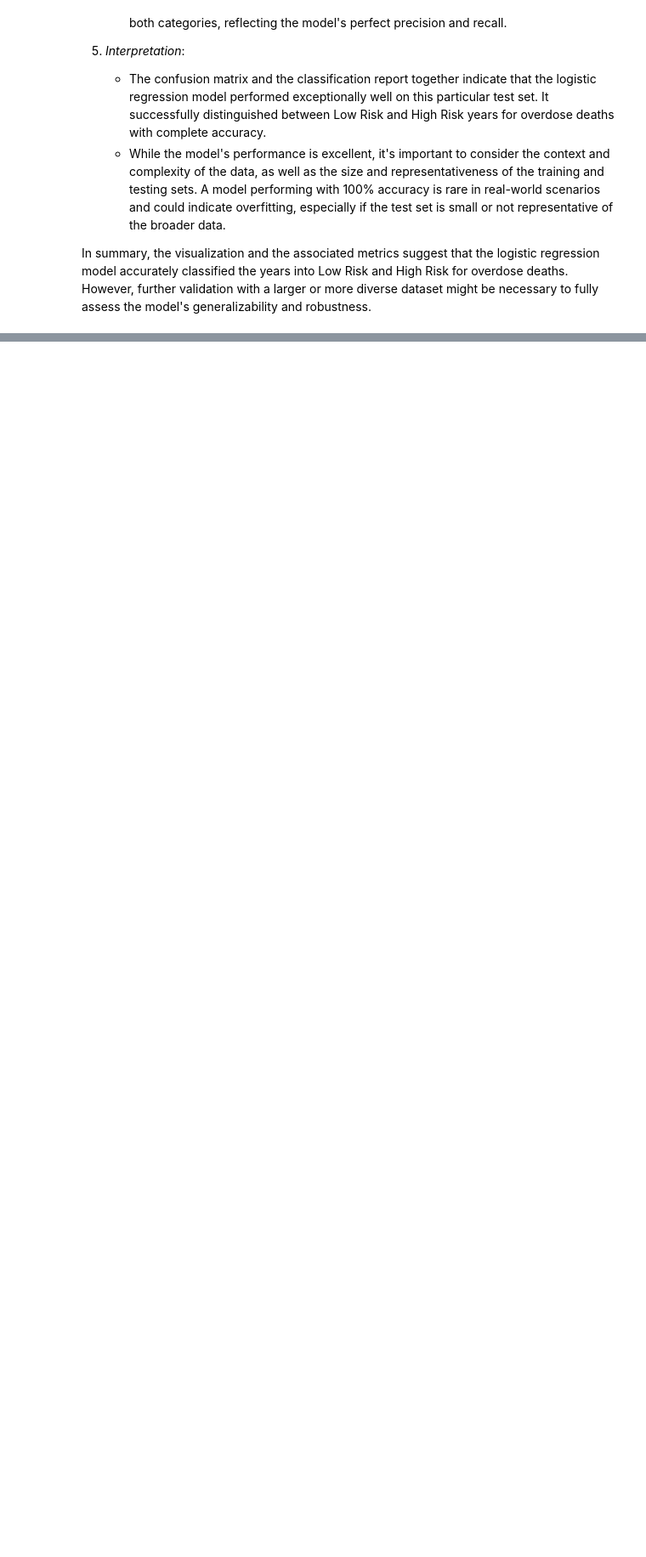
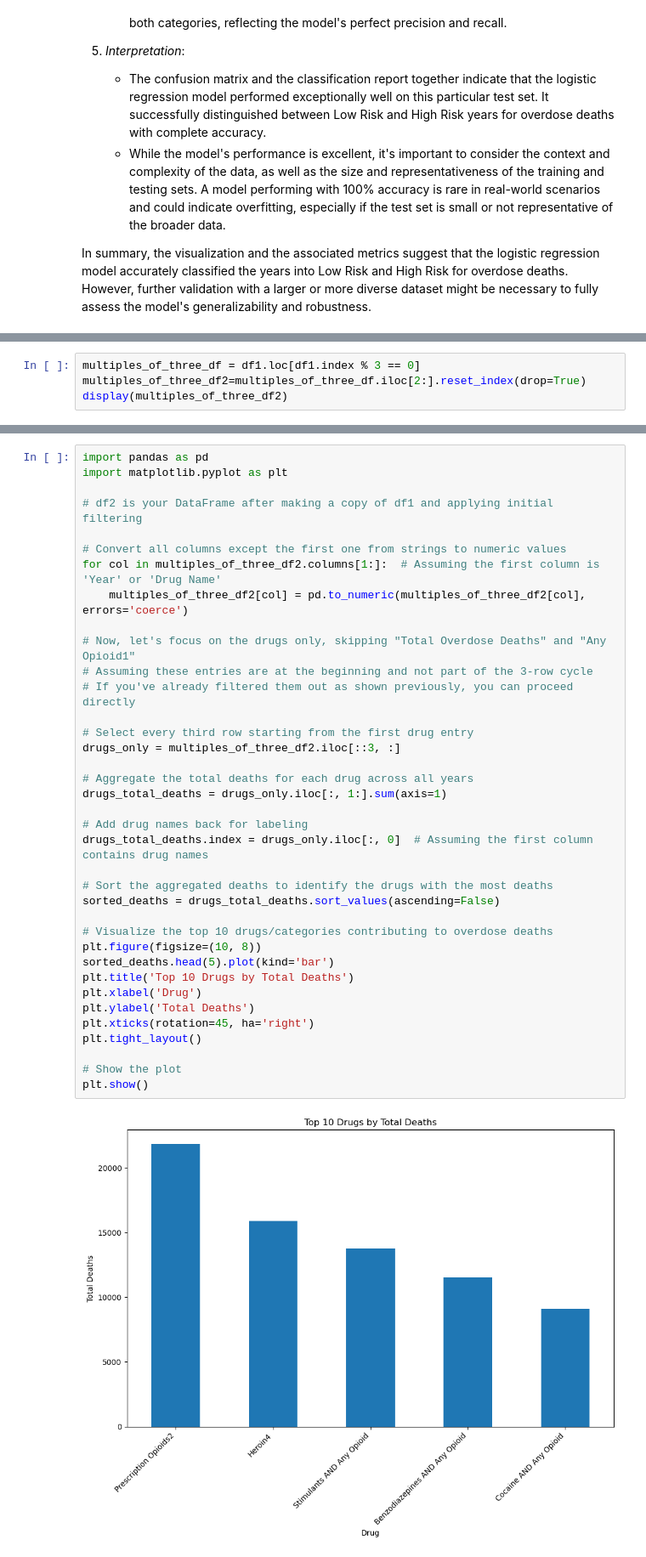
Before and after one commit to alexandra10zam/DataMadness, a Jupyter notebook: Data-madness.ipynb, the cells around one changed output, grey strips where cells are left out. Shown at 85% size. Saved outputs shown, nothing was run; the diff lists cells and outputs as text; blank space fills up the shorter version.

```diff
--- a/Data-madness.ipynb
+++ b/Data-madness.ipynb
@@ -694,0 +813,4 @@ In summary, the visualization and the associated metrics suggest that the logist
+# %%
+multiples_of_three_df = df1.loc[df1.index % 3 == 0]
+multiples_of_three_df2=multiples_of_three_df.iloc[2:].reset_index(drop=True)
+display(multiples_of_three_df2)
@@ -694,0 +836,39 @@ In summary, the visualization and the associated metrics suggest that the logist
+# %%
+import pandas as pd
+import matplotlib.pyplot as plt
+
+# df2 is your DataFrame after making a copy of df1 and applying initial filtering
+
+# Convert all columns except the first one from strings to numeric values
+for col in multiples_of_three_df2.columns[1:]:  # Assuming the first column is 'Year' or 'Drug Name'
+    multiples_of_three_df2[col] = pd.to_numeric(multiples_of_three_df2[col], errors='coerce')
+
+# Now, let's focus on the drugs only, skipping "Total Overdose Deaths" and "Any Opioid1"
+# Assuming these entries are at the beginning and not part of the 3-row cycle
+# If you've already filtered them out as shown previously, you can proceed directly
+
+# Select every third row starting from the first drug entry
+drugs_only = multiples_of_three_df2.iloc[::3, :]
+
+# Aggregate the total deaths for each drug across all years
+drugs_total_deaths = drugs_only.iloc[:, 1:].sum(axis=1)
+
+# Add drug names back for labeling
+drugs_total_deaths.index = drugs_only.iloc[:, 0]  # Assuming the first column contains drug names
+
+# Sort the aggregated deaths to identify the drugs with the most deaths
+sorted_deaths = drugs_total_deaths.sort_values(ascending=False)
+
+# Visualize the top 10 drugs/categories contributing to overdose deaths
+plt.figure(figsize=(10, 8))
+sorted_deaths.head(5).plot(kind='bar')
+plt.title('Top 10 Drugs by Total Deaths')
+plt.xlabel('Drug')
+plt.ylabel('Total Deaths')
+plt.xticks(rotation=45, ha='right')
+plt.tight_layout()
+
+# Show the plot
+plt.show()
+# %% [output]
+[figure, added]
```
Also changed, not shown: parts of 34 cells of this notebook, 1 other file.
